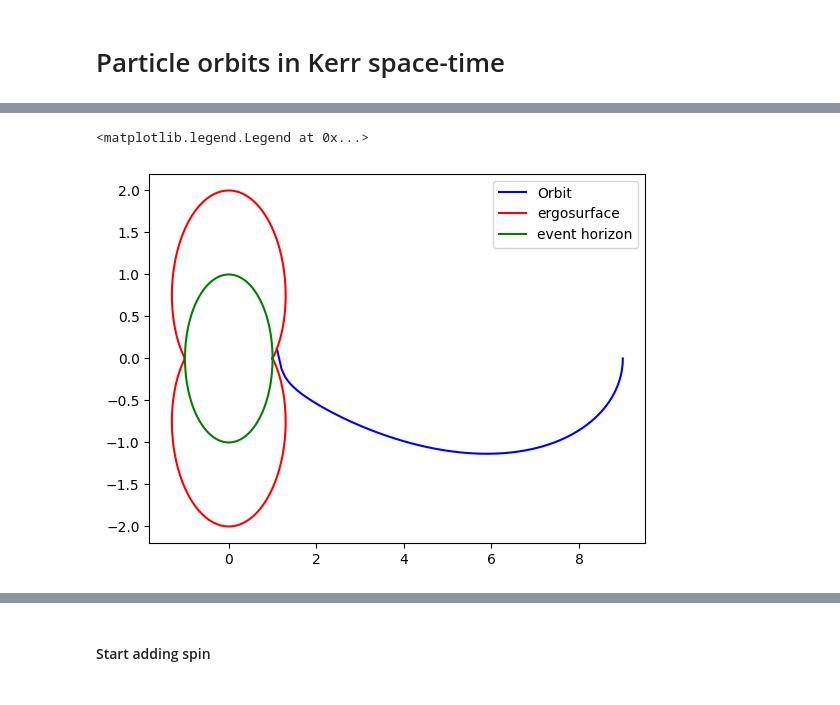
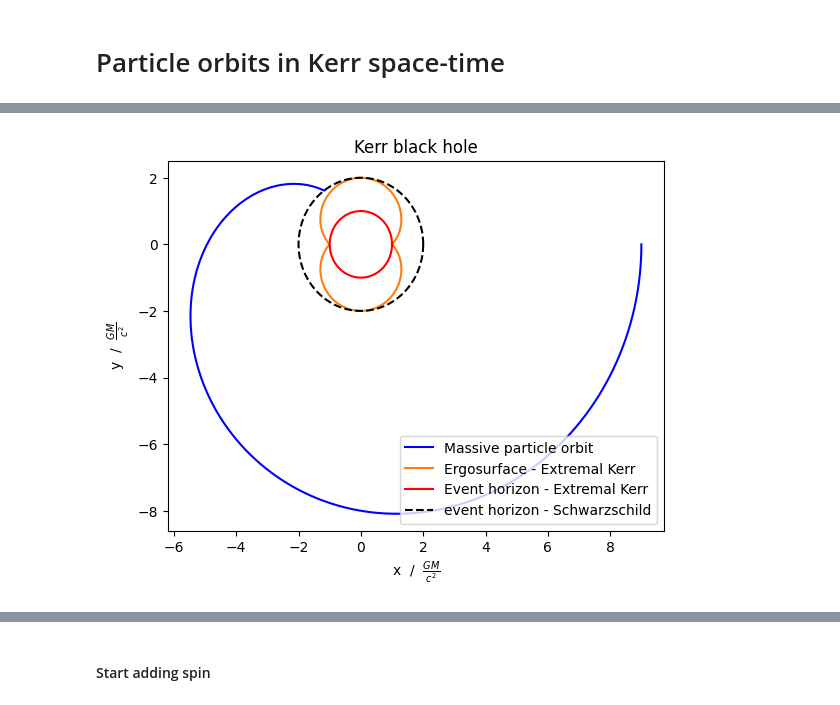
Before and after one commit to j-moncr/honours_nr, a Jupyter notebook: particle_orbits.ipynb, the cells around one changed output, grey strips where cells are left out. Cells and saved outputs as stored; diff of their text form; code cells hidden in the pictures.

```diff
--- a/particle_orbits.ipynb
+++ b/particle_orbits.ipynb
@@ -21,10 +214,10 @@ Constants of motion:
 
 Units:
     G = c = M = 1
-    [G] = L^3 M^-1 T^-2 = L^3 T^-2 (M=1)
-    [c] = LT^-1
-    => [L] = G/c^2 = 7.43e-28 m/kg
-    => [T] = G/c^3 = 2.5e-36 s/kg
+    [G] = L**3 M**-1 T**-2 = L**3 T**-2 (M=1)
+    [c] = LT**-1
+    => [L] = G/c**2 = 7.43e-28 m/kg
+    => [T] = G/c**3 = 2.5e-36 s/kg
 
     E.g, if M = 1 solar mass, then L = 7.43e-28 m/kg * 2e30 kg = 1.49km per unit distance,
     and T = 2.5e-36 s/kg * 2e30 kg = 5e-6 s per unit time
@@ -67,7 +260,7 @@ def kerr_EOM(t, y, M, a, L, E, Q, H):
 def solve_EOM(t_span, y0, params, t_eval):
     """Solve equations of motion for Kerr black hole particle orbit"""
     # Solve ODE
-    sol = solve_ivp(kerr_EOM, t_span, y0, args=params, method='Radau', t_eval=t_eval, rtol=1e-9, atol=1e-9)
+    sol = solve_ivp(kerr_EOM, t_span, y0, args=params, method='Radau', t_eval=t_eval)
 
     # Extract solution
     r = sol.y[0]
@@ -76,7 +269,7 @@ def solve_EOM(t_span, y0, params, t_eval):
 
     # Convert from Boyer-Lindquist coordinates to Cartesian coordinates
     R = np.sqrt(r**2 + a**2)
-    R=r
+    # R=r
     x, y, z = R*np.sin(theta)*np.cos(phi), R*np.sin(theta)*np.sin(phi), R*np.cos(theta)
 
     return x, y, z
@@ -154,13 +347,13 @@ def animate_traj(x, y, z, params, title="Kerr orbit", show=True):
     ax.set_xlim([-15, 15])
     ax.set_ylim([-15, 15])
     ax.set_zlim([-10, 10])
-    ax.set_xlabel('x /GM/c^2')
-    ax.set_ylabel('y /GM/c^2')
-    ax.set_zlabel('z /GM/c^2')
+    ax.set_xlabel('x /GM/c**2')
+    ax.set_ylabel('y /GM/c**2')
+    ax.set_zlabel('z /GM/c**2')
     ax.set_title(title)
 
     # Create animation
-    ani = animation.FuncAnimation(fig, update_traj, len(t), fargs=(line,), blit=True, repeat=True, frames=10)
+    ani = animation.FuncAnimation(fig, update_traj, len(t), fargs=(line,), blit=True, repeat=True)
 
     if show:
         plt.show()
@@ -175,7 +368,7 @@ def animate_traj(x, y, z, params, title="Kerr orbit", show=True):
 
 
 # Initial conditions, for massive particle circular orbit about a Schwarzschild (spin=0) black hole
-r0 = 6.0 * 1.1
+r0 = 6.0 * 1.0
 theta0 = np.pi/2
 phi0 = 0.0
 t_prime_0 = 0.0
@@ -198,12 +391,13 @@ params = (M, a, L, E, Q, H)
 y0 = [r0, theta0, phi0, t_prime_0, p_r0, p_theta0]
 
 # Time
-T = 10
+T = 500
 dt = 1
 t_span = [0.0, T]
 t = np.arange(0.0, T, dt)
 
 x, y, z = solve_EOM(t_span, y0, params, t)
-# plot_trajectory(x, y, z, params)
+plot_trajectory(x, y, z, params)
 
-ani = animate_traj(x, y, z, params)
+# ani = animate_traj(x, y, z, params)
+# HTML(ani.to_html5_video())
@@ -386,22 +665,27 @@ plot_trajectory(x, y, z, params)
 # %%
 a=1.0
 params = (M, a, L, E, Q, H)
 Reh = M + np.sqrt(M**2 - a**2)
 PHI , PSI = np.linspace(0, 2*np.pi, 200), np.linspace(0, np.pi, 200)
 xb = Reh * np.cos(PHI) * np.sin(np.pi/2)
 yb = Reh * np.sin(PHI) * np.sin(np.pi/2)
 zb = Reh * np.cos(np.pi/2)
 
 Rs = M + np.sqrt(M**2 - a**2 * np.cos(PHI)**2)
 xe = Rs * np.cos(PHI)
 ye = Rs * np.sin(PHI)
 
 # x, y, _ = solve_EOM(t_span, y0, params, t)
 
-plt.plot(x, y, 'b-', label = 'Orbit')
-plt.plot(xe, ye, 'r-', label = 'ergosurface')
-plt.plot(xb, yb, 'g-', label = 'event horizon')
-plt.legend(loc="upper right")
+plt.plot(x, y, 'b-', label = 'Massive particle orbit')
+# plt.plot(x1, y1, 'k-', label = 'Photon orbit (unstable)')
+plt.plot(xe, ye, 'tab:orange', label = 'Ergosurface - Extremal Kerr')
+plt.plot(xb, yb, "r-", label = 'Event horizon - Extremal Kerr')
+plt.plot(2*np.cos(PHI), 2*np.sin(PHI), 'k--', label = 'event horizon - Schwarzschild')
+plt.xlabel(r'x  /  $\frac{GM}{c**2}$')
+plt.ylabel(r'y  /  $\frac{GM}{c**2}$')
+plt.title("Kerr black hole")
+plt.legend(loc="lower right")
+plt.savefig("Kerr_orbits.png")
 # %% [output]
-<matplotlib.legend.Legend at 0x...>
-[figure, old version]
+[figure, new version]
```
Also changed, not shown: parts of 27 cells of this notebook, 1 other file.
